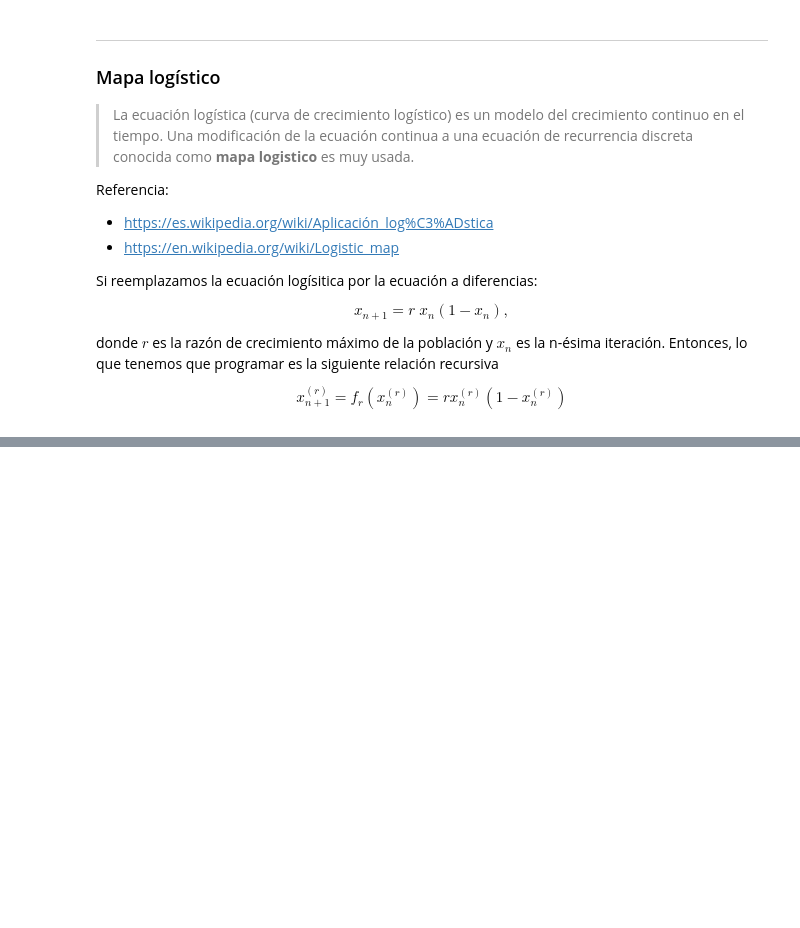
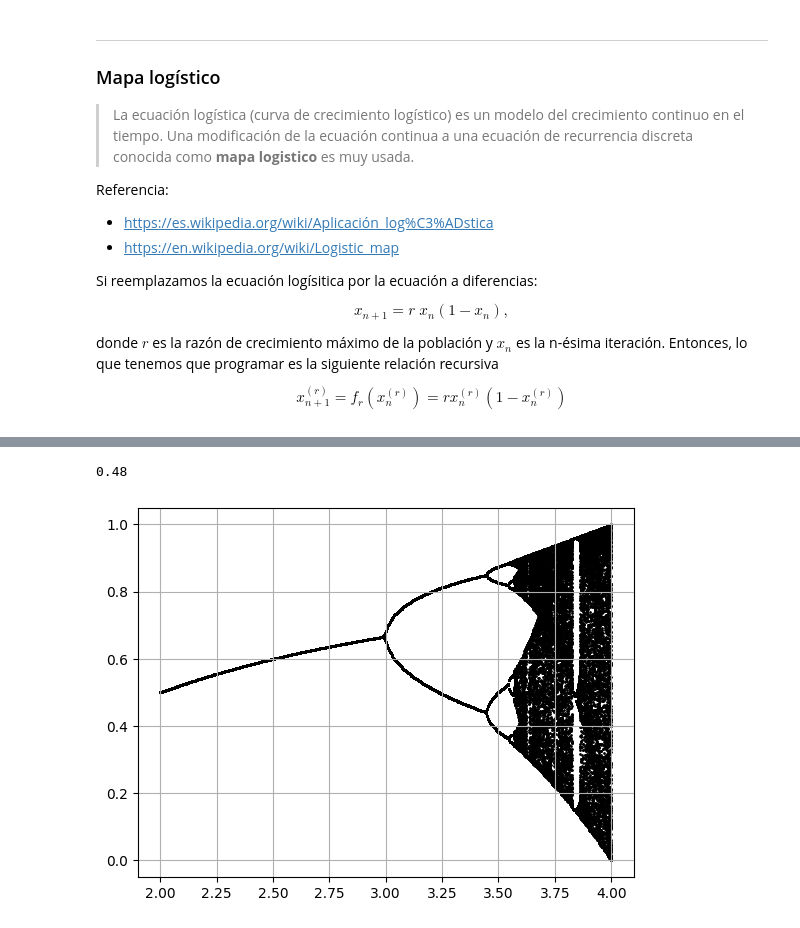
Before and after one commit to ArellanoMCarlos/SimMat_P2024, a Jupyter notebook: Módulo 3 - Ecuaciones diferenciales/Solución numérica de ecuaciones diferenciales.ipynb, the cells around one changed output, grey strips where cells are left out. Saved outputs shown, nothing was run; the diff lists cells and outputs as text; code cells hidden in the pictures; blank space fills up the shorter version.

Commit message:
Mapa logístico

```diff
--- a/Módulo 3 - Ecuaciones diferenciales/Solución numérica de ecuaciones diferenciales.ipynb
+++ b/Módulo 3 - Ecuaciones diferenciales/Solución numérica de ecuaciones diferenciales.ipynb
@@ -264,3 +350,38 @@ Note que:
 <font color=red> Caos: comportamiento determinista aperiódico muy sensible a las condiciones iniciales. Es decir, pequeñas variaciones en dichas condiciones iniciales pueden implicar grandes diferencias en el comportamiento futuro</font>
 
 **¿Cómo podemos capturar este comportamiento en una sola gráfica?**
+# %%
+def mapa_log(x,r):
+  return r*x*(1-x)
+
+r=2
+x0=0.4
+mapa_log(x0,r)
+# %% [output]
+0.48
+# %%
+x=[x0]
+for k in range(50):
+  x.append(mapa_log(x[-1],r))
+plt.plot(x)
+plt.grid()
+# %%
+X0=np.linspace(0,1,10)
+for x0 in X0:
+  x=[x0]
+  for k in range(50):
+    x.append(mapa_log(x[-1],r))
+  plt.plot(x)
+plt.grid() # Sin importar la condición inicial, la población final es la misma (0.5)
+# %%
+# Ahora variamos el valor de 'r'
+x0=0.1
+R=np.linspace(2,4,500)
+for r in R:
+  x=[x0]
+  for k in range(500):
+    x.append(mapa_log(x[-1],r))
+  plt.scatter(r*np.ones(200),x[-200:],c='k',s=1) # Graficamos los últimos 200 valores
+plt.grid()
+# %% [output]
+[figure, added]
```
Also changed, not shown: parts of 17 cells of this notebook, 1 other file.
